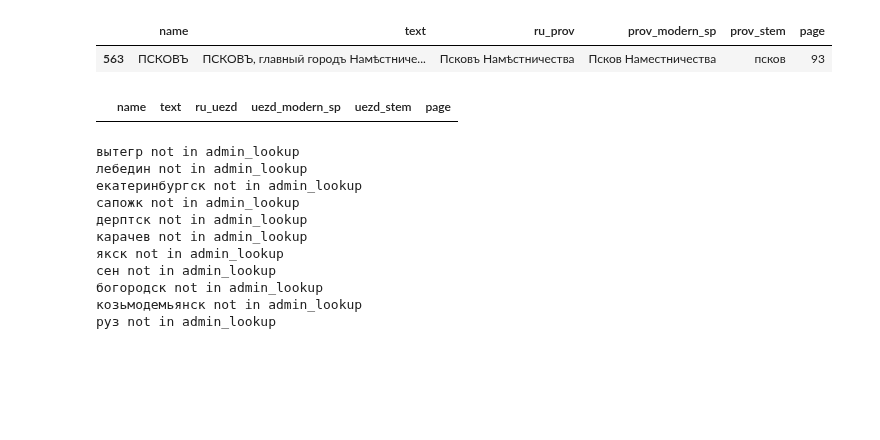
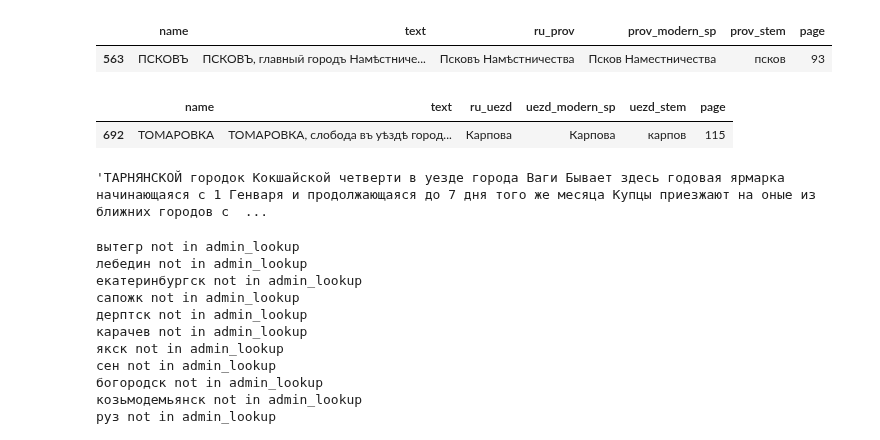
Before and after one commit to jaguillette/fungHGR, a Jupyter notebook: geocoding.ipynb, the cells around one changed output. Cells and saved outputs as stored; diff of their text form; code cells hidden in the pictures; blank space fills up the shorter version.

Commit message:
re-ran text processing, made sure uezd modern sp and stem stayed in merged df

```diff
--- a/geocoding.ipynb
+++ b/geocoding.ipynb
@@ -417,9 +417,14 @@ market_df.ix[market_df.prov_stem=='псков'][['name','text','ru_prov','prov_m
 |  | name | text | ru_prov | prov_modern_sp | prov_stem | page |
 | 563 | ПСКОВЪ | ПСКОВЪ, главный городъ Намѣстниче... | Псковъ Намѣстничества | Псков Наместничества | псков | 93 |
 # %%
-market_df.ix[market_df.uezd_stem=='пошехонском '][['name','text','ru_uezd','uezd_modern_sp','uezd_stem','page']]
+market_df.ix[market_df.uezd_stem=='карпов'][['name','text','ru_uezd','uezd_modern_sp','uezd_stem','page']]
 # %% [output]
 |  | name | text | ru_uezd | uezd_modern_sp | uezd_stem | page |
+| 692 | ТОМАРОВКА | ТОМАРОВКА, слобода въ уѣздѣ город... | Карпова | Карпова | карпов | 115 |
+# %%
+ortho_rules("ТАРНЯНСКОЙ, городокъ Кокшайской четверти вЪ уѣздѣ города Ваги. БываетЪ здѣсь годовая ярмарка, начинающаяся сЪ 1 Генваря и продолжающаяся до 7 дня того же мѣсяца. Купцы пріѣзжаютъ на оныя изЪ ближнихЪ городовЪ сЪ разными мѣлочными москотильными и прочими товарами.",lookup_dict)
+# %% [output]
+'ТАРНЯНСКОЙ городок Кокшайской четверти в уезде города Ваги Бывает здесь годовая ярмарка начинающаяся с 1 Генваря и продолжающаяся до 7 дня того же месяца Купцы приезжают на оные из ближних городов с  ...
 # %%
 market_df['partof_id'] = market_df.admin_hierarchy.apply(f_admin_lookup)
 market_df['admin1_partof'] = market_df.prov_stem.apply(partof_lookup,args=['prov_stem'])
```
Also changed, not shown: parts of 5 cells of this notebook.
